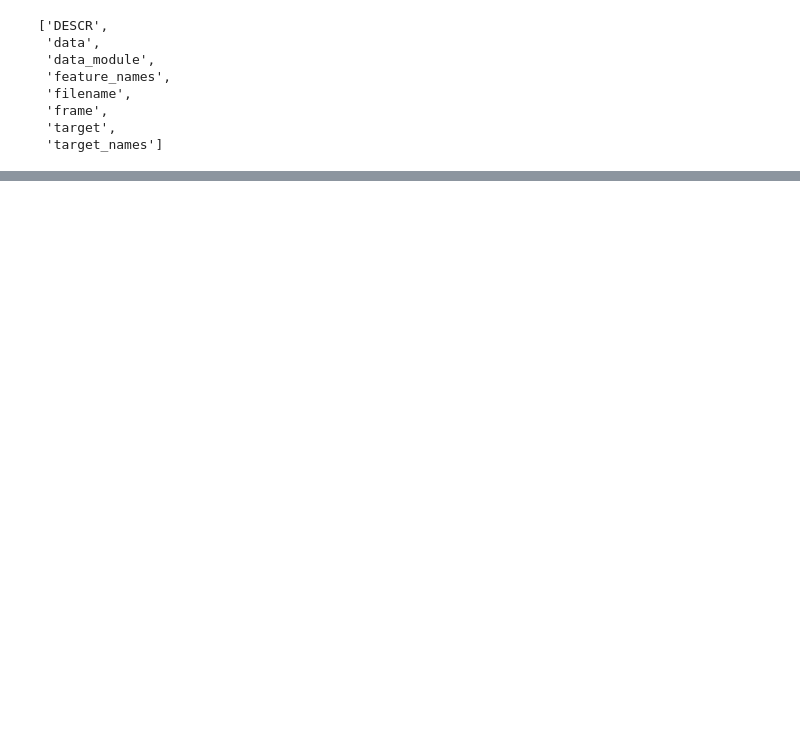
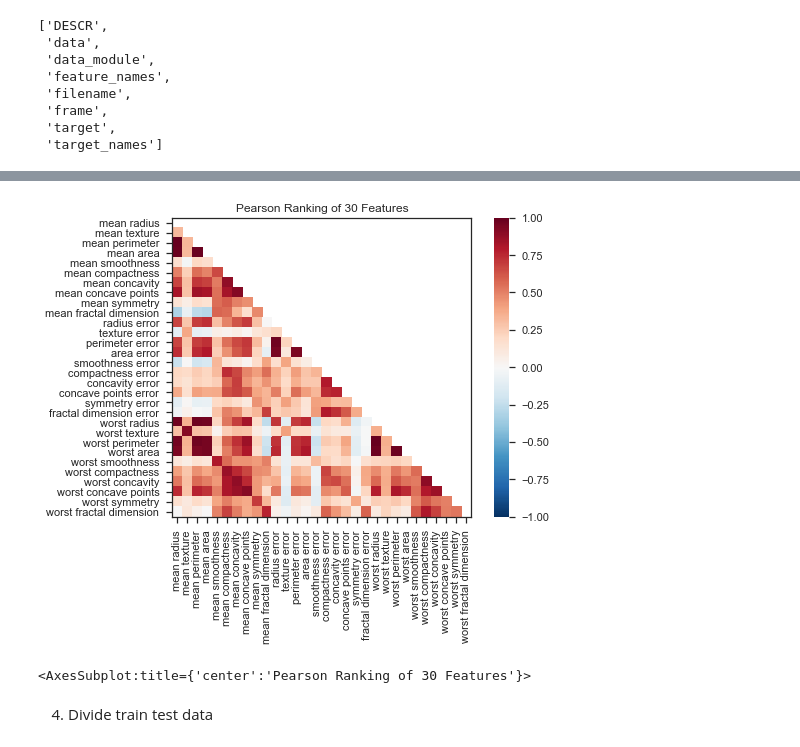
Before and after one commit to DavidDrumond/Python-portifolio, a Jupyter notebook: Breast_cancer/Breast_Cancer.ipynb, the cells around one changed output, grey strips where cells are left out. Drawn from its saved outputs; the diff is of its cells as text; code cells hidden in the pictures; blank space fills up the shorter version.

```diff
--- a/Breast_cancer/Breast_Cancer.ipynb
+++ b/Breast_cancer/Breast_Cancer.ipynb
@@ -52,0 +89,11 @@ plt.title("Breaast cancer PCA ")
+# %%
+display= Rank2D(algorithm='pearson', features = database.feature_names)
+
+display.fit(X, Y)
+display.transform(X)
+display.show()
+# %% [output]
+[figure, added]
+<AxesSubplot:title={'center':'Pearson Ranking of 30 Features'}>
+# %% [markdown]
+4. Divide train test data
```
Also changed, not shown: parts of 13 cells of this notebook.
